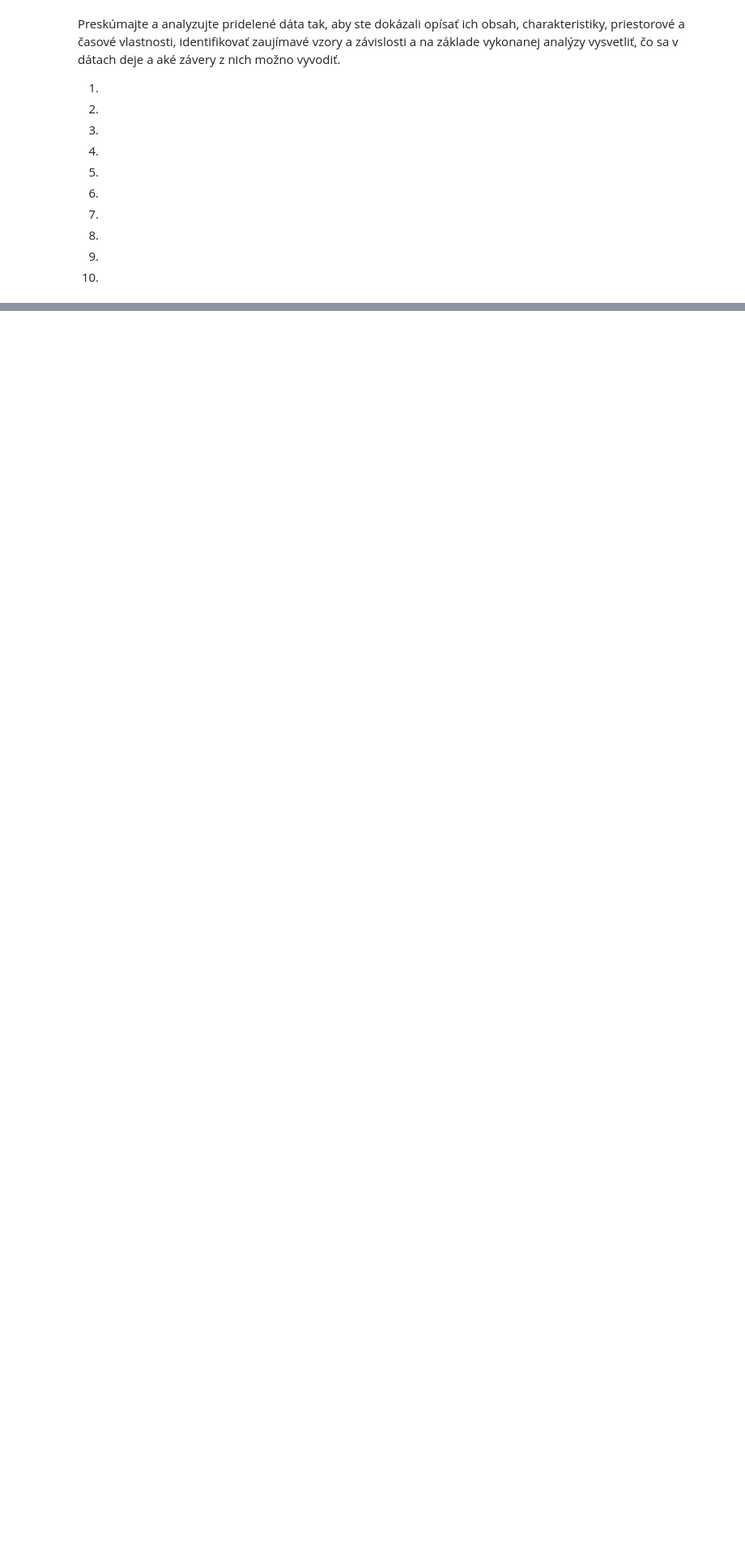
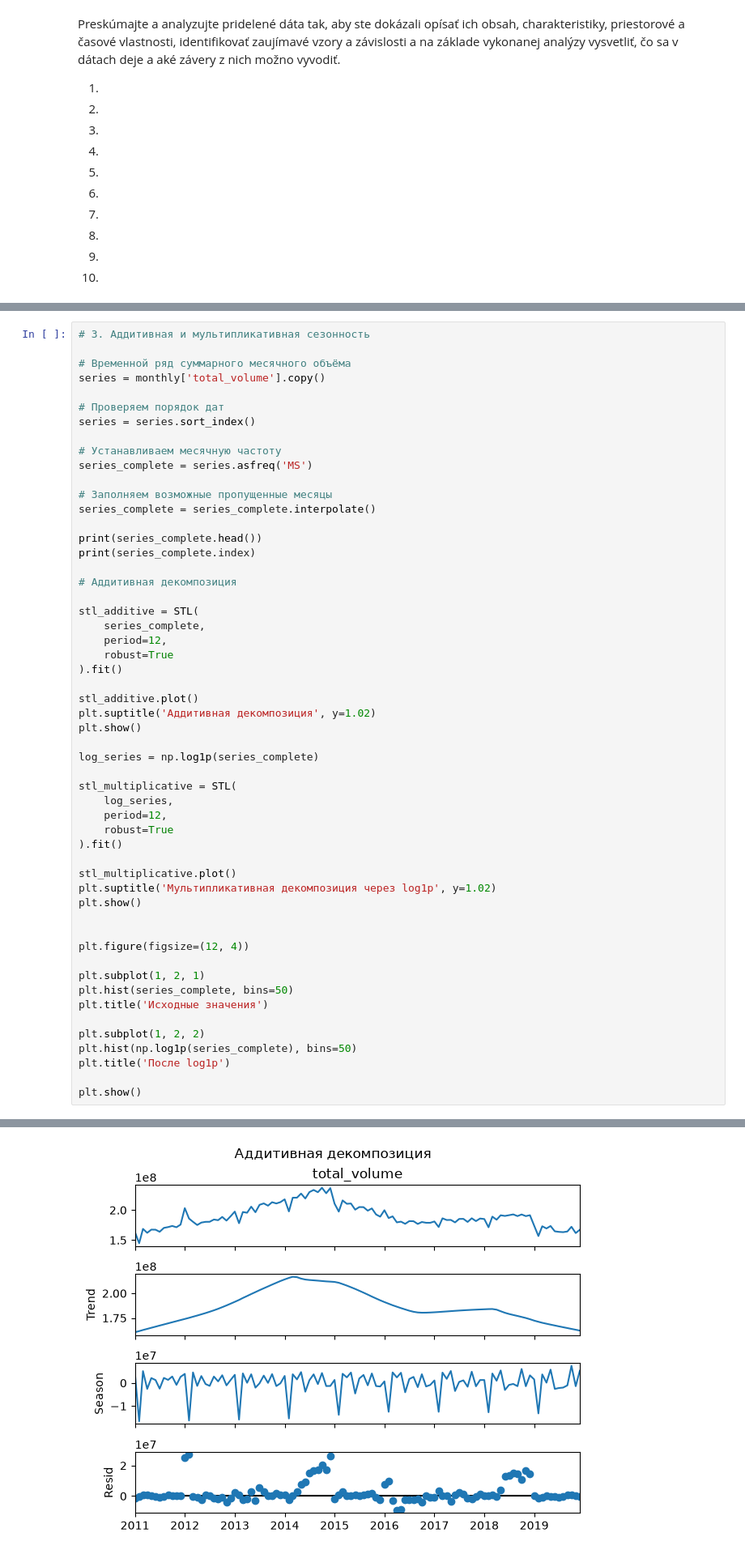
Before and after one commit to DenysLutsenko1/APCD, a Jupyter notebook: zadanie.ipynb, the cells around one changed output, grey strips where cells are left out. Shown at 81% size. Drawn from its saved outputs; the diff is of its cells as text; blank space fills up the shorter version.

```diff
--- a/zadanie.ipynb
+++ b/zadanie.ipynb
@@ -72,0 +199,55 @@ Preskúmajte a analyzujte pridelené dáta tak, aby ste dokázali opísať ich o
+# %%
+# 3. Аддитивная и мультипликативная сезонность
+
+# Временной ряд суммарного месячного объёма
+series = monthly['total_volume'].copy()
+
+# Проверяем порядок дат
+series = series.sort_index()
+
+# Устанавливаем месячную частоту
+series_complete = series.asfreq('MS')
+
+# Заполняем возможные пропущенные месяцы
+series_complete = series_complete.interpolate()
+
+print(series_complete.head())
+print(series_complete.index)
+
+# Аддитивная декомпозиция
+
+stl_additive = STL(
+    series_complete,
+    period=12,
+    robust=True
+).fit()
+
+stl_additive.plot()
+plt.suptitle('Аддитивная декомпозиция', y=1.02)
+plt.show()
+
+log_series = np.log1p(series_complete)
+
+stl_multiplicative = STL(
+    log_series,
+    period=12,
+    robust=True
+).fit()
+
+stl_multiplicative.plot()
+plt.suptitle('Мультипликативная декомпозиция через log1p', y=1.02)
+plt.show()
+
+
+plt.figure(figsize=(12, 4))
+
+plt.subplot(1, 2, 1)
+plt.hist(series_complete, bins=50)
+plt.title('Исходные значения')
+
+plt.subplot(1, 2, 2)
+plt.hist(np.log1p(series_complete), bins=50)
+plt.title('После log1p')
+
+plt.show()
+# %% [output]
@@ -72,0 +269 @@ Preskúmajte a analyzujte pridelené dáta tak, aby ste dokázali opísať ich o
+[figure, added]
```
Also changed, not shown: parts of 9 cells of this notebook.
